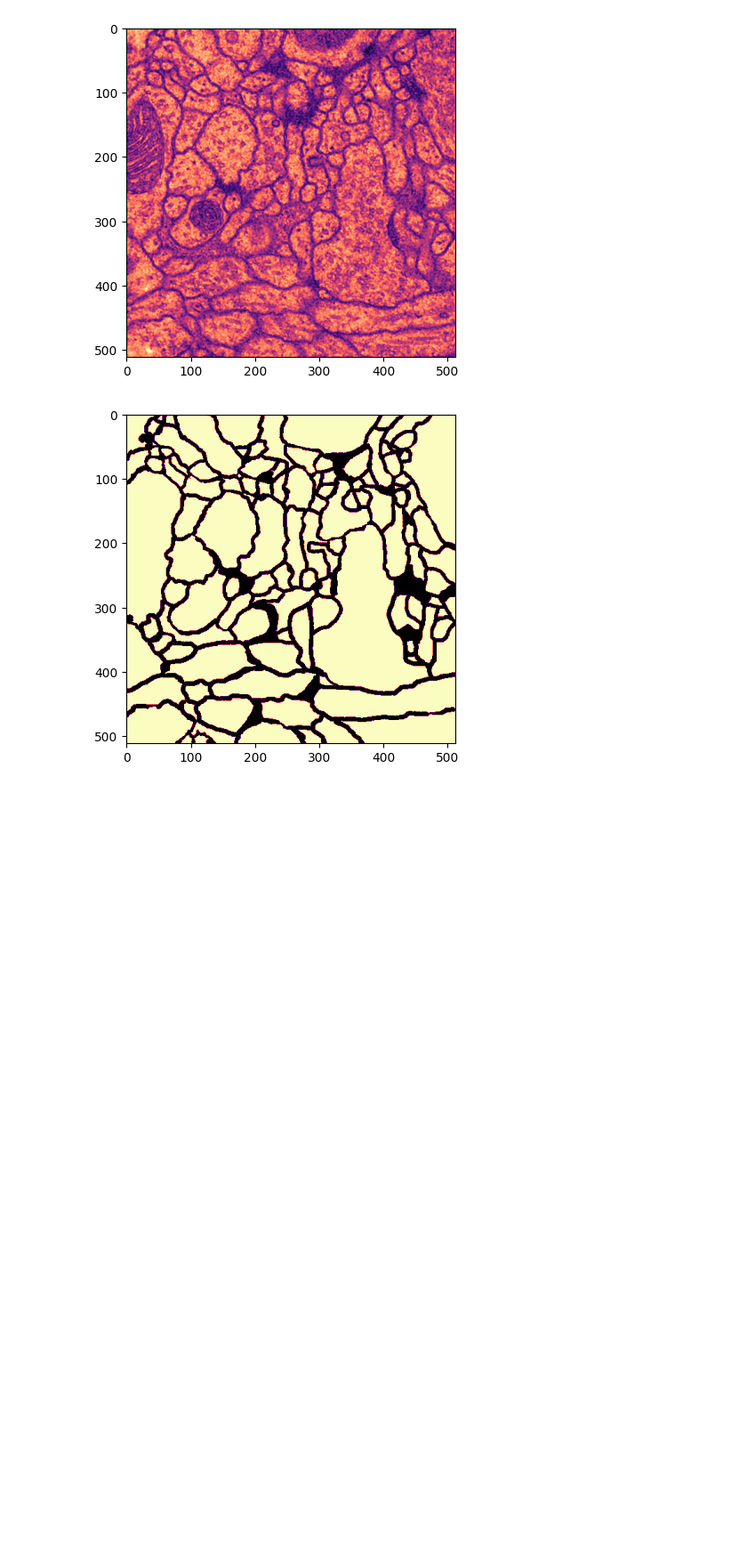
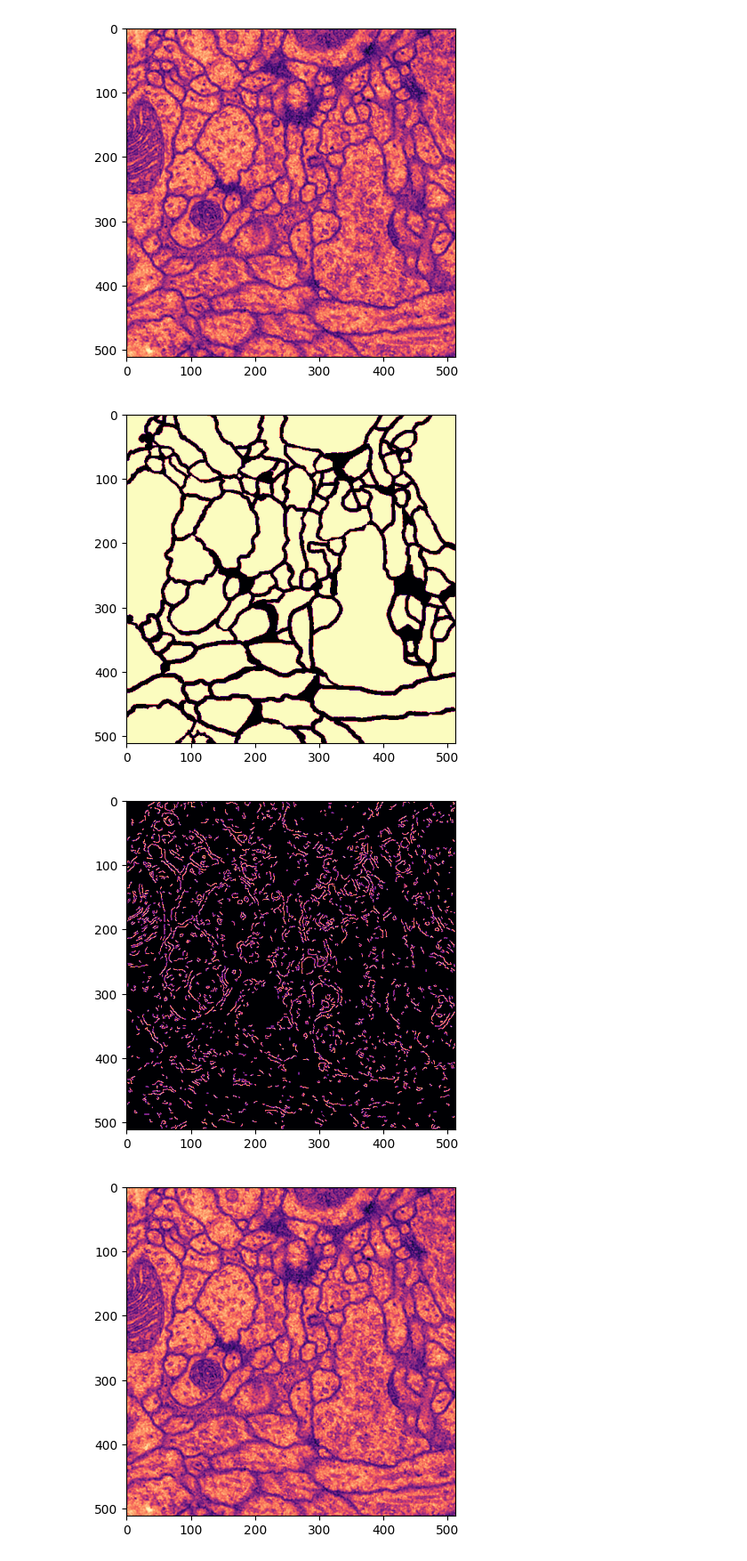
Before and after one commit to Rounak-Paul/predict-cell-bounds, a Jupyter notebook: AI_Challenge.ipynb, the cells around one changed output. Shown at 89% size. Cells and saved outputs as stored; diff of their text form; code cells hidden in the pictures; blank space fills up the shorter version.

```diff
--- a/AI_Challenge.ipynb
+++ b/AI_Challenge.ipynb
@@ -86,8 +86,8 @@ def filepath_to_ndarray(path):
     file_list.sort(key=lambda x: int(x.split(".")[0].split("_")[1]))
     if DEBUG: print(file_list)
     for file in file_list:
-        image = cv2.imread(f'{path}\\{file}')
-        output.append(normalize_nd(np.asarray(image,dtype = np.float64)[:,:,0]))
+        image = cv2.imread(f'{path}\\{file}',cv2.IMREAD_GRAYSCALE)
+        output.append((np.asarray(image,dtype = np.float64)))
     return np.array(output)
 # %%
 volume_path = "trainset\\train-volume"
@@ -103,3 +103,10 @@ plt.imshow(labels[10], cmap=CMAP); plt.show()
 # %% [output]
 [figure]
 [figure]
+# %%
+edges = cv2.Canny(np.uint8(volume[10]), threshold1=280, threshold2=400)
+plt.imshow(edges,cmap=CMAP); plt.show()
+plt.imshow(np.uint8(volume[10]), cmap=CMAP); plt.show()
+# %% [output]
+[figure, added]
+[figure, added]
```
